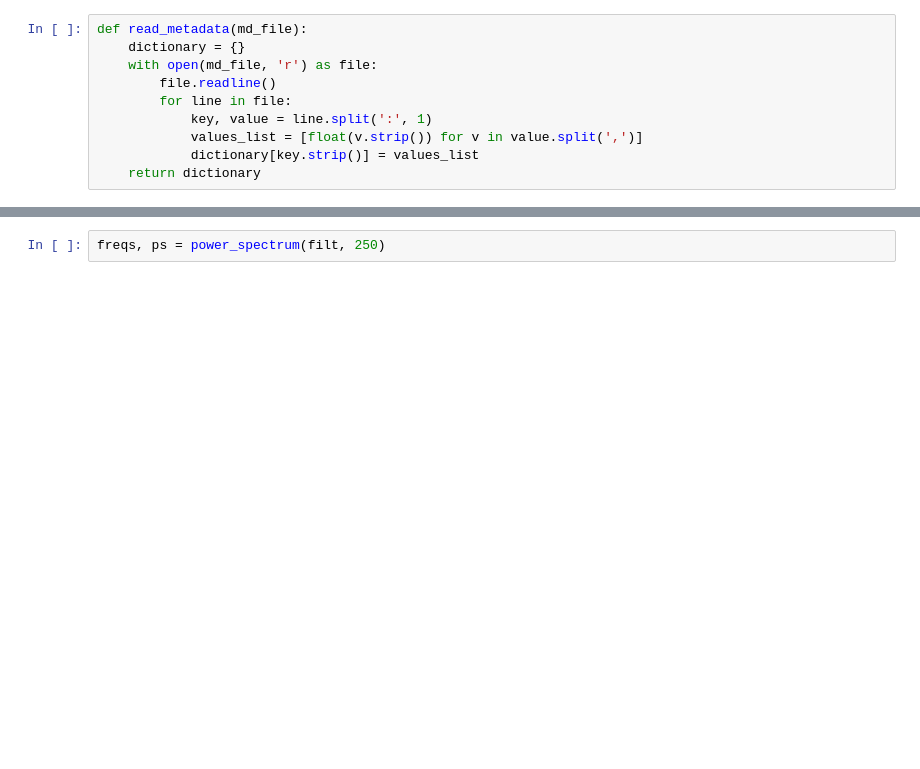
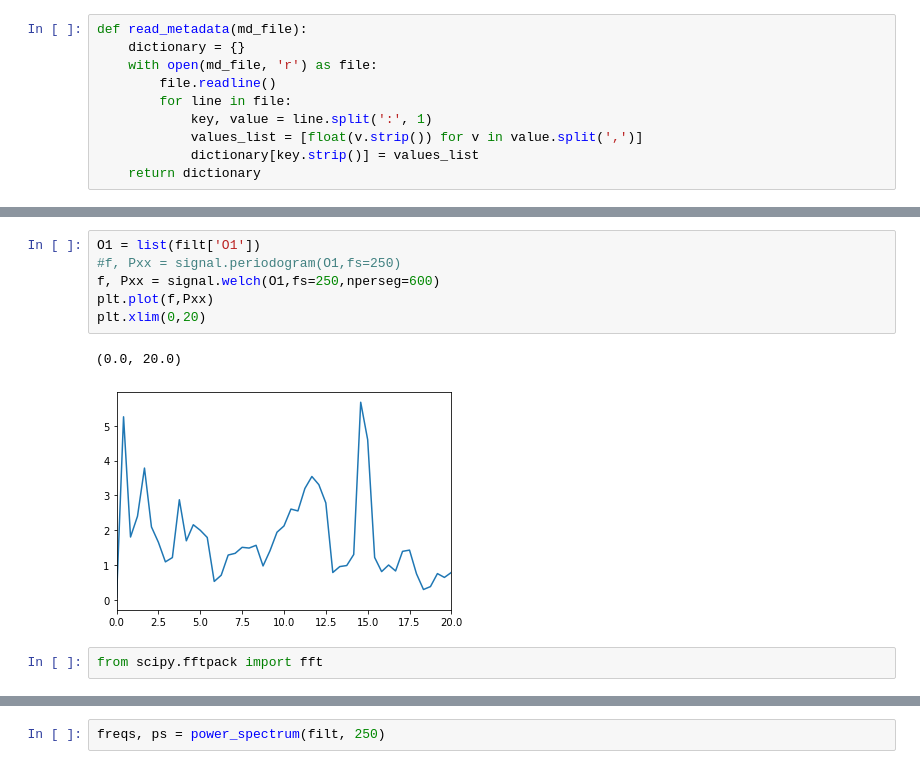
Before and after one commit to jjjoelle/Spelling-BeeCI, a Jupyter notebook: epoching.ipynb, the cells around one changed output, grey strips where cells are left out. Saved outputs shown, nothing was run; the diff lists cells and outputs as text; blank space fills up the shorter version.

```diff
--- a/epoching.ipynb
+++ b/epoching.ipynb
@@ -149,0 +83,11 @@ plot_channel(filt, channel='O1', Fs=250, start=0, end=5)
+# %%
+O1 = list(filt['O1'])
+#f, Pxx = signal.periodogram(O1,fs=250)
+f, Pxx = signal.welch(O1,fs=250,nperseg=600)
+plt.plot(f,Pxx)
+plt.xlim(0,20)
+# %% [output]
+(0.0, 20.0)
+[figure, added]
+# %%
+from scipy.fftpack import fft
```
Also changed, not shown: parts of 41 cells of this notebook.
